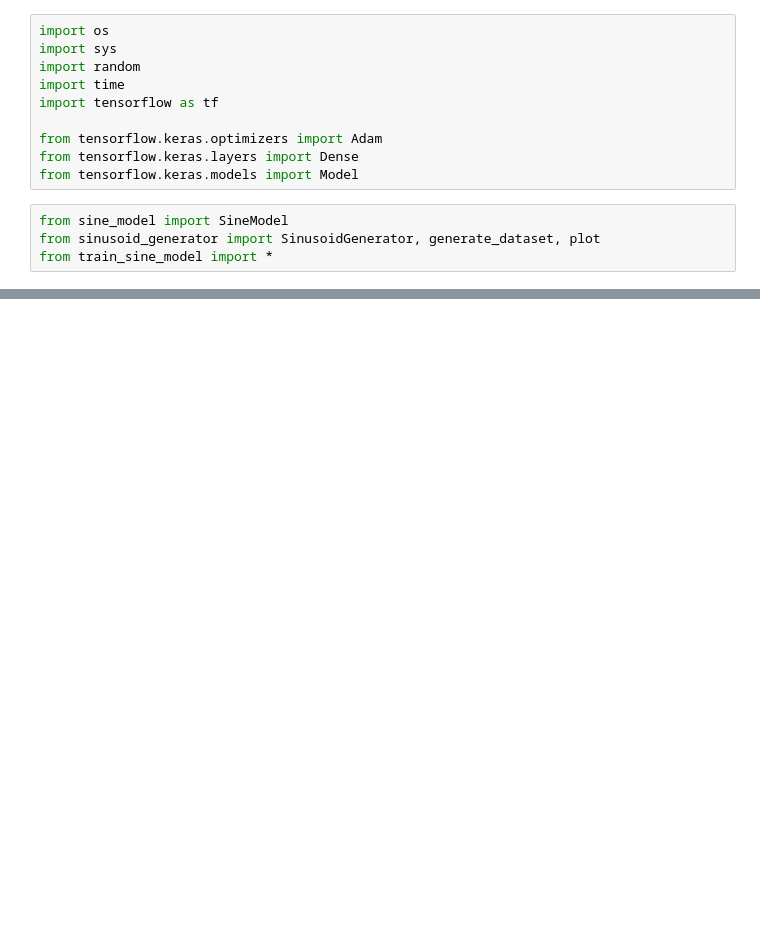
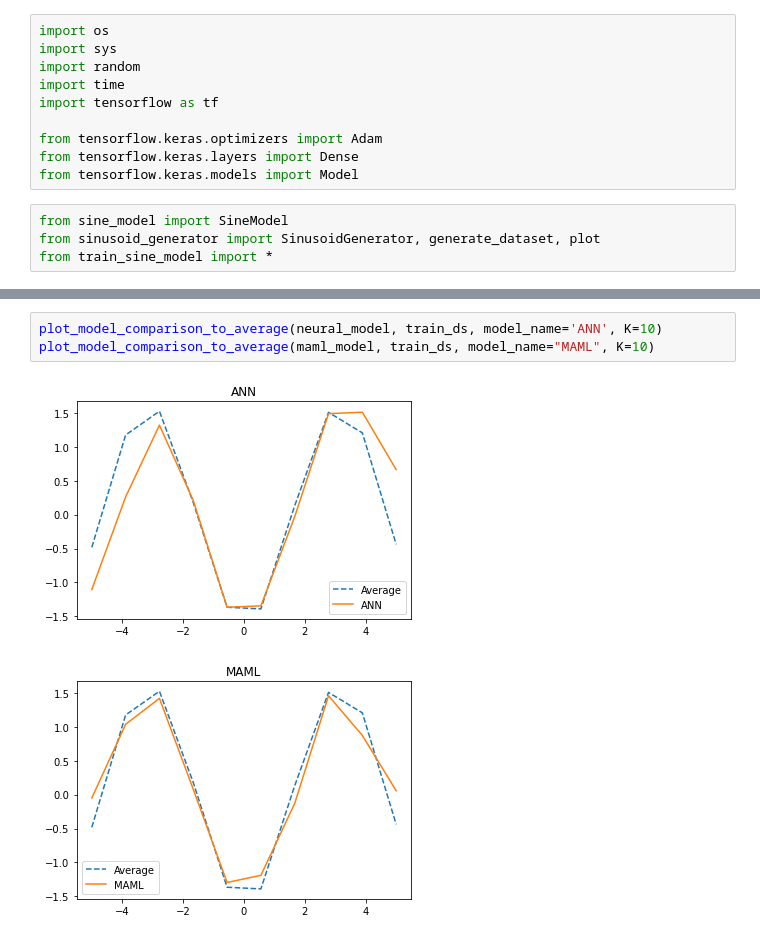
Before and after one commit to IISL-HYU/maml, a Jupyter notebook: practice.ipynb, the cells around one changed output, grey strips where cells are left out. Cells and saved outputs as stored; diff of their text form; blank space fills up the shorter version.

```diff
--- a/practice.ipynb
+++ b/practice.ipynb
@@ -83,0 +87,6 @@ plt.show()
+# %%
+plot_model_comparison_to_average(neural_model, train_ds, model_name='ANN', K=10)
+plot_model_comparison_to_average(maml_model, train_ds, model_name="MAML", K=10)
+# %% [output]
+[figure, added]
+[figure, added]
```
Also changed, not shown: parts of 5 cells of this notebook.
